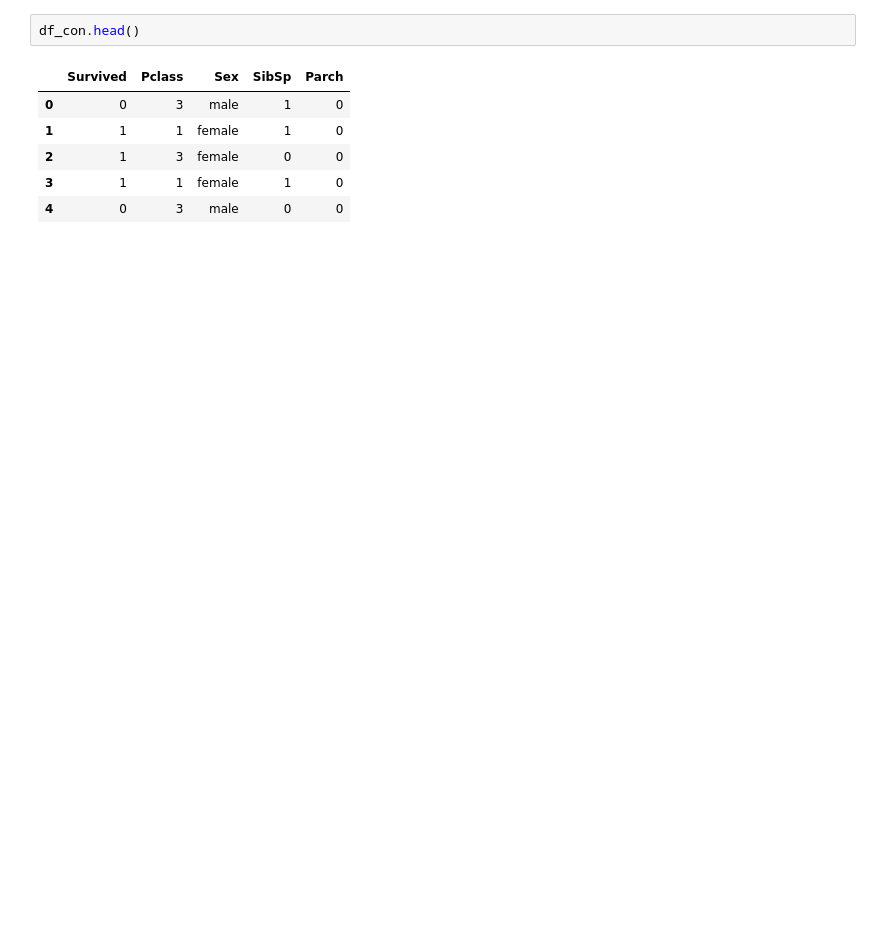
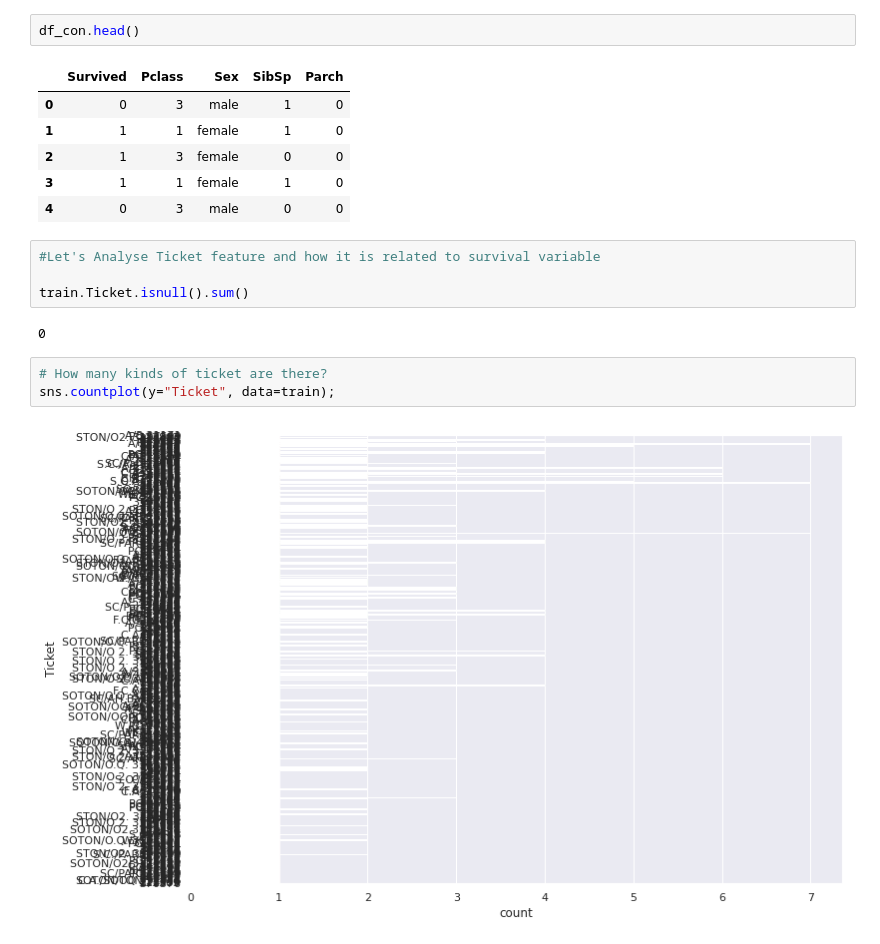
Before and after one commit to VallabhK/TitanicKaggle, a Jupyter notebook: Titanic_MLfromDisaster.ipynb, the cells around one changed output. Drawn from its saved outputs; the diff is of its cells as text; blank space fills up the shorter version.

Commit message:
Ticket: Feature Analysis

```diff
--- a/Titanic_MLfromDisaster.ipynb
+++ b/Titanic_MLfromDisaster.ipynb
@@ -357,3 +357,14 @@ df_con.head()
 | 2 | 1 | 3 | female | 0 | 0 |
 | 3 | 1 | 1 | female | 1 | 0 |
 | 4 | 0 | 3 | male | 0 | 0 |
+# %%
+#Let's Analyse Ticket feature and how it is related to survival variable
+
+train.Ticket.isnull().sum()
+# %% [output]
+0
+# %%
+# How many kinds of ticket are there?
+sns.countplot(y="Ticket", data=train);
+# %% [output]
+[figure, added]
```
Also changed, not shown: parts of 2 cells of this notebook.
